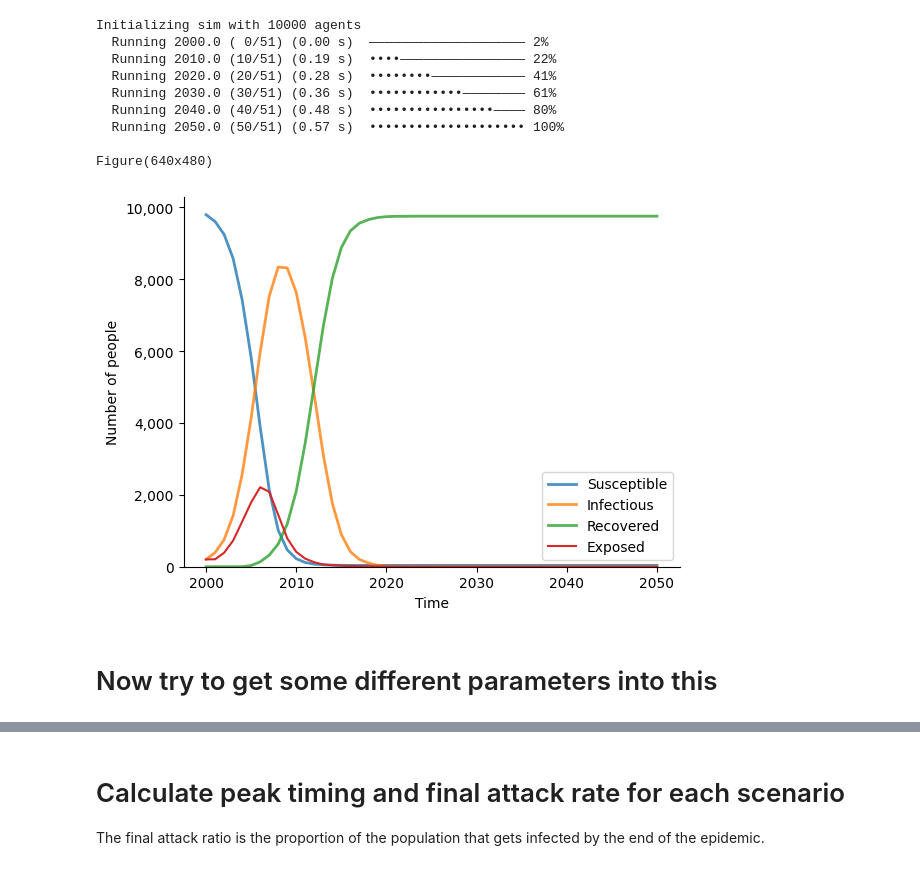
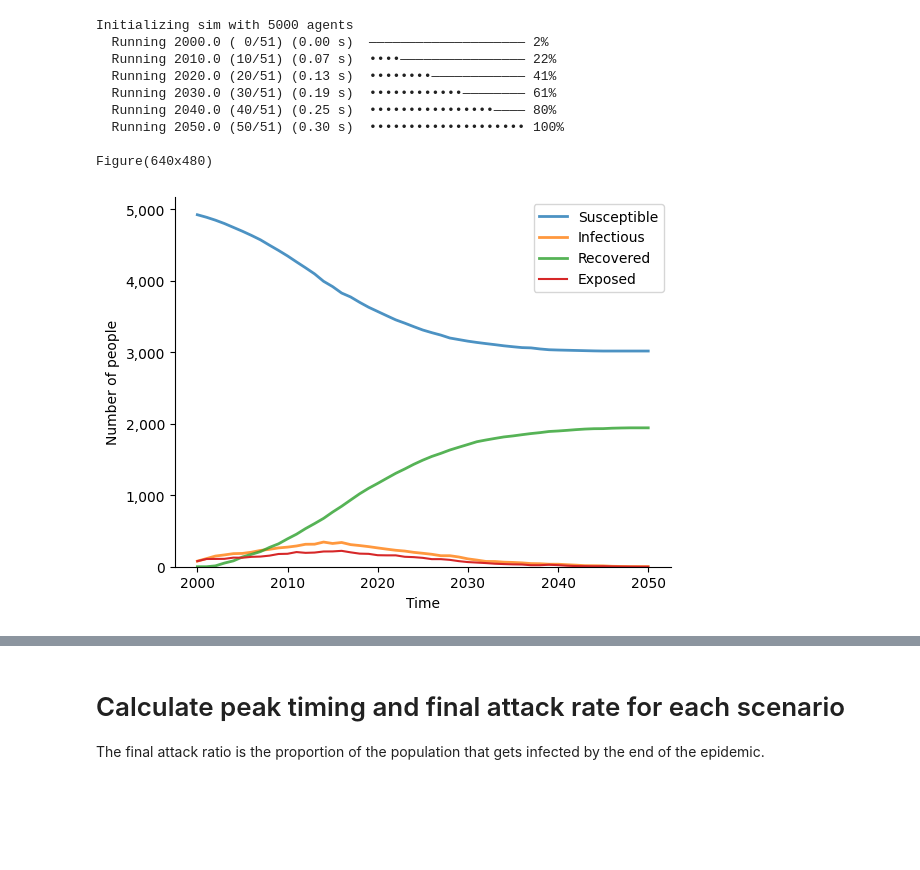
Before and after one commit to aflaxman/learning-about-transformers-for-epidemic-forecasting, a Jupyter notebook: week-01/seir_simulator.ipynb, the cells around one changed output, grey strips where cells are left out. Cells and saved outputs as stored; diff of their text form; code cells hidden in the pictures; blank space fills up the shorter version.

Commit message:
Update week 1 mini-project based on what we learned during our meeting.

```diff
--- a/week-01/seir_simulator.ipynb
+++ b/week-01/seir_simulator.ipynb
@@ -24,0 +63,20 @@ Figure(800x600)
+# %%
+# example of R0 = 1.0 ---
+pars = dict(
+    n_agents = 5_000,     # Number of agents to simulate
+    networks = dict(      # Networks define how agents interact w/ each other
+        type = 'random',  # Here, we use a 'random' network
+        n_contacts = 10   # Each person has 10 contacts with other people
+    ),
+    diseases = dict(      # *Diseases* add detail on what diseases to model
+        type = 'sir',     # Here, we're creating an SIR disease
+        init_prev = 0.01, # Proportion of the population initially infected
+        beta = 0.05,      # Probability of transmission between contacts
+        dur_inf = 2,      # Duration of infection in years
+    )
+)
+# Make the sim, run and plot
+sim = ss.Sim(pars)
+sim.run()
+sim.plot()
+sim.diseases.sir.plot()
@@ -92,22 +169,32 @@ class SEIR(ss.SIR):
             plt.legend()
         return ss.return_fig(fig)
 # %%
-seir = SEIR()
-sim = ss.Sim(diseases=seir, networks='random')
+seir = SEIR(dict(
+        init_prev = 0.01, # Proportion of the population initially infected
+        beta = 1.2/3/10,      # Probability of transmission between contacts
+        dur_exp = 2,      # Duration of exposure in years
+        dur_inf = 3,      # Duration of infection in years
+    ))
+pars = dict(
+    n_agents = 5_000,     # Number of agents to simulate
+    networks = dict(      # Networks define how agents interact w/ each other
+        type = 'random',  # Here, we use a 'random' network
+        n_contacts = 10   # Each person has 10 contacts with other people
+    )
+)
+
+sim = ss.Sim(pars, diseases=seir)
 sim.run()
-# sim.plot()
 sim.diseases.seir.plot()
 # %% [output]
-Initializing sim with 10000 agents
+Initializing sim with 5000 agents
   Running 2000.0 ( 0/51) (0.00 s)  ———————————————————— 2%
-  Running 2010.0 (10/51) (0.19 s)  ••••———————————————— 22%
-  Running 2020.0 (20/51) (0.28 s)  ••••••••———————————— 41%
-  Running 2030.0 (30/51) (0.36 s)  ••••••••••••———————— 61%
-  Running 2040.0 (40/51) (0.48 s)  ••••••••••••••••———— 80%
-  Running 2050.0 (50/51) (0.57 s)  •••••••••••••••••••• 100%
+  Running 2010.0 (10/51) (0.07 s)  ••••———————————————— 22%
+  Running 2020.0 (20/51) (0.13 s)  ••••••••———————————— 41%
+  Running 2030.0 (30/51) (0.19 s)  ••••••••••••———————— 61%
+  Running 2040.0 (40/51) (0.25 s)  ••••••••••••••••———— 80%
+  Running 2050.0 (50/51) (0.30 s)  •••••••••••••••••••• 100%
 
 Figure(640x480)
-[figure, old version]
+[figure, new version]
-# %% [markdown]
-# Now try to get some different parameters into this
 # %%
```
Also changed, not shown: parts of 16 cells of this notebook, 1 other file.
